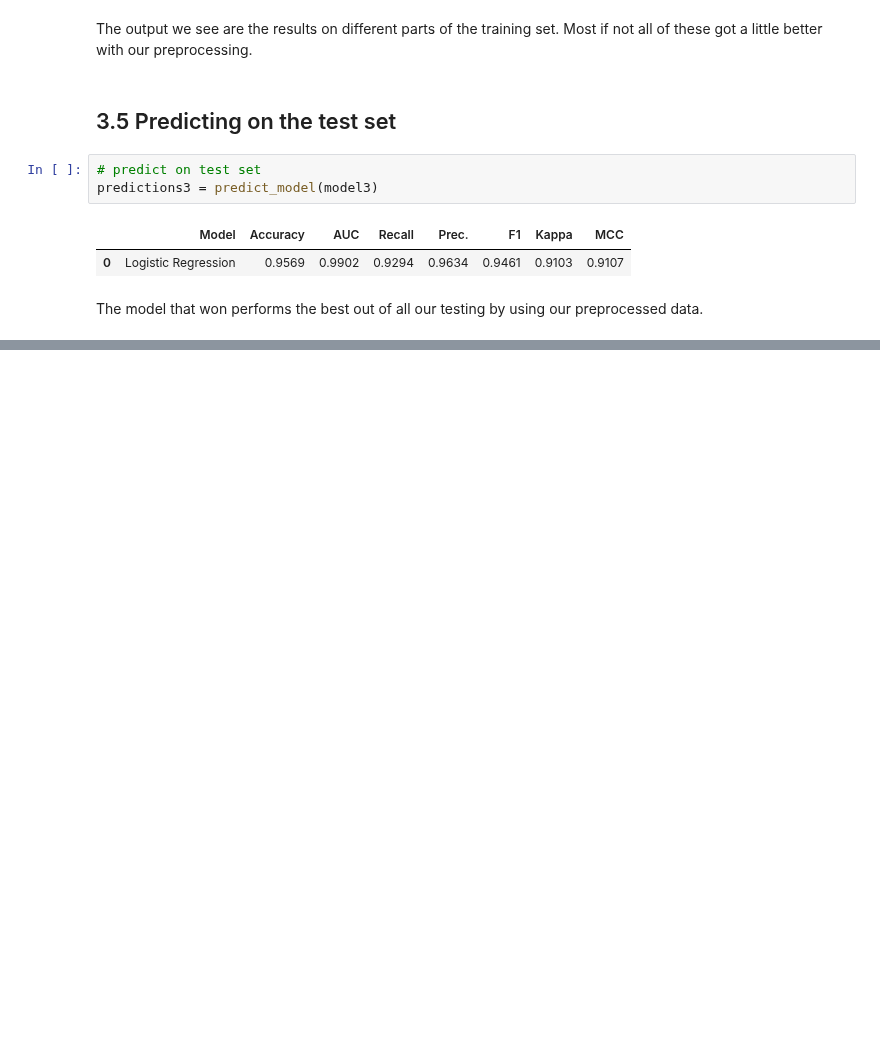
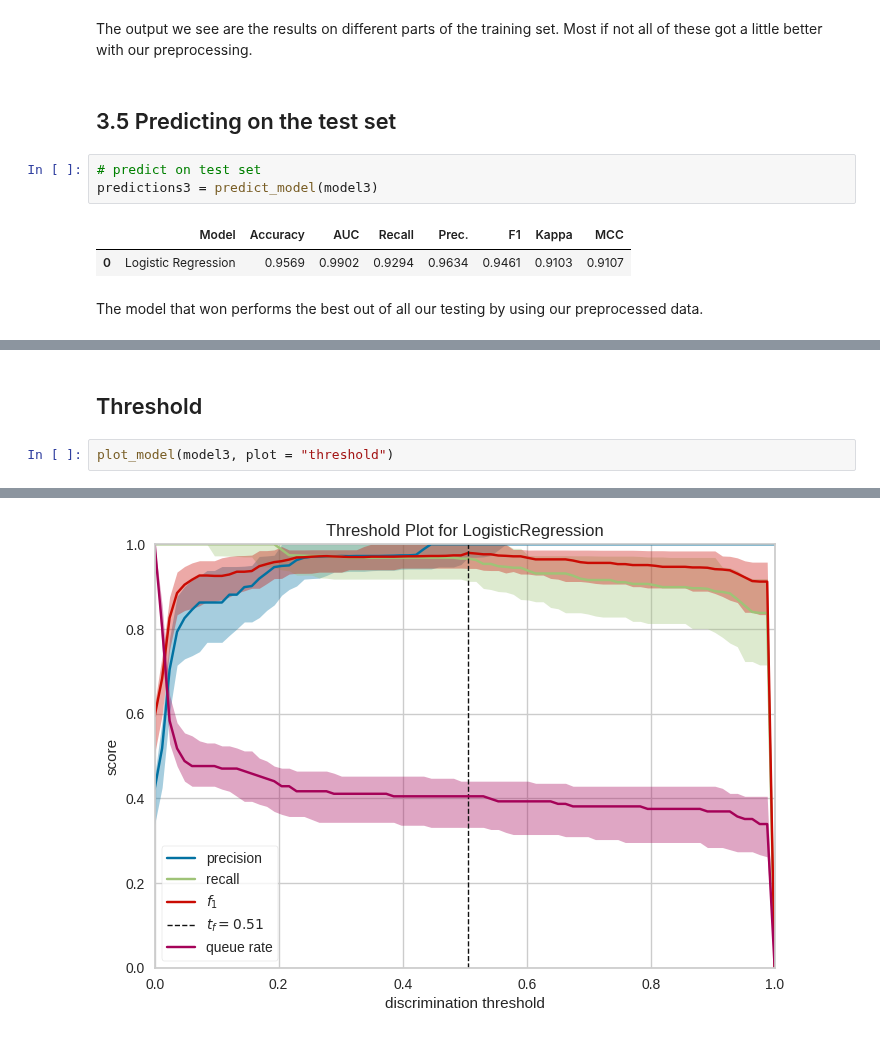
Before and after one commit to 16dina/DataExplorers, a Jupyter notebook: notebooks/Daan/PyCaret_Titanic.ipynb, the cells around one changed output, grey strips where cells are left out. Cells and saved outputs as stored; diff of their text form; blank space fills up the shorter version.

```diff
--- a/notebooks/Daan/PyCaret_Titanic.ipynb
+++ b/notebooks/Daan/PyCaret_Titanic.ipynb
@@ -383,0 +420,5 @@ The model that won performs the best out of all our testing by using our preproc
+# %% [markdown]
+## Threshold
+# %%
+plot_model(model3, plot = "threshold")
+# %% [output]
@@ -383,0 +426 @@ The model that won performs the best out of all our testing by using our preproc
+[figure, added]
```
Also changed, not shown: parts of 13 cells of this notebook, 1 other file.
